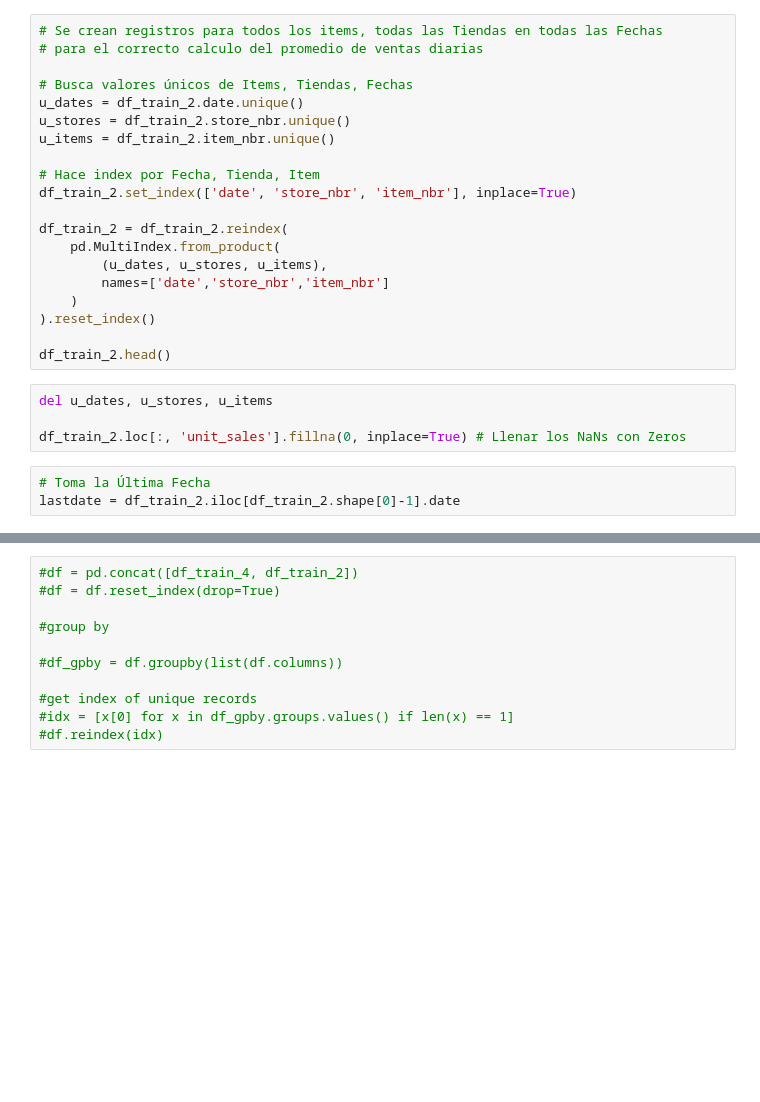
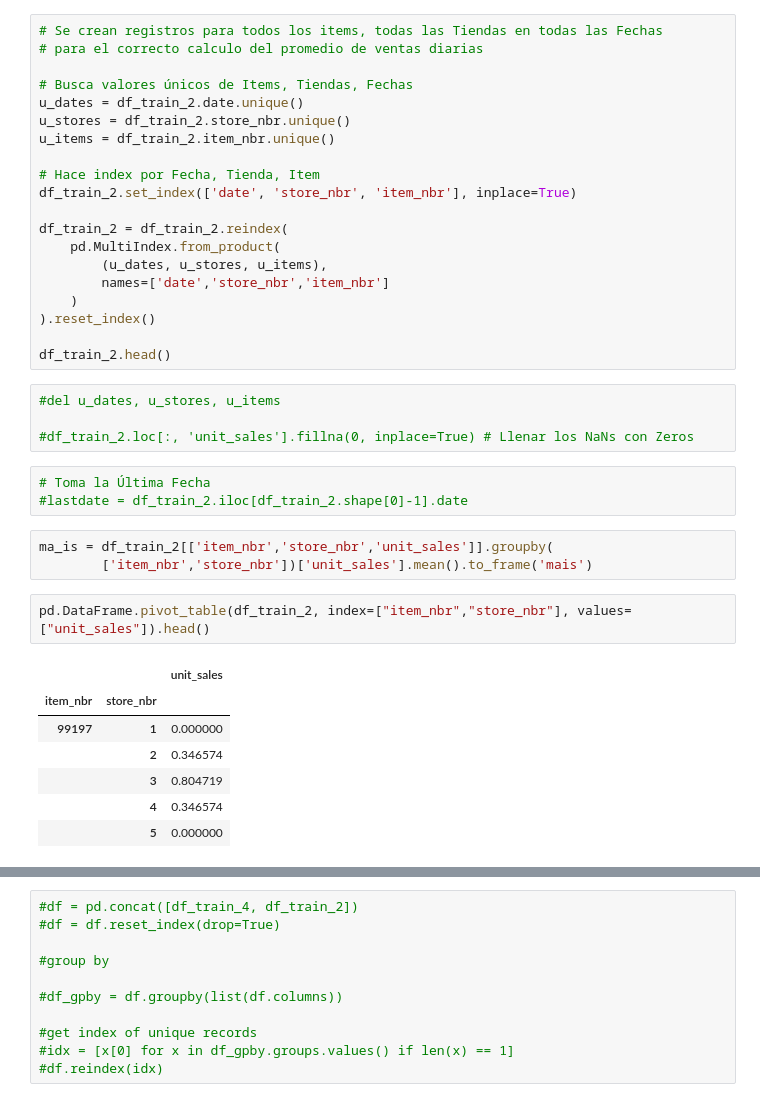
Before and after one commit to ambigus9/favorita-grocery-sales-forecasting, a Jupyter notebook: Favorita Grocery Sales Analytics.ipynb, the cells around one changed output, grey strips where cells are left out. Saved outputs shown, nothing was run; the diff lists cells and outputs as text; blank space fills up the shorter version.

```diff
--- a/Favorita Grocery Sales Analytics.ipynb
+++ b/Favorita Grocery Sales Analytics.ipynb
@@ -257,9 +257,22 @@ df_train_2 = df_train_2.reindex(
 
 df_train_2.head()
 # %%
-del u_dates, u_stores, u_items
+#del u_dates, u_stores, u_items
 
-df_train_2.loc[:, 'unit_sales'].fillna(0, inplace=True) # Llenar los NaNs con Zeros
+#df_train_2.loc[:, 'unit_sales'].fillna(0, inplace=True) # Llenar los NaNs con Zeros
 # %%
 # Toma la Última Fecha
-lastdate = df_train_2.iloc[df_train_2.shape[0]-1].date
+#lastdate = df_train_2.iloc[df_train_2.shape[0]-1].date
+# %%
+ma_is = df_train_2[['item_nbr','store_nbr','unit_sales']].groupby(
+        ['item_nbr','store_nbr'])['unit_sales'].mean().to_frame('mais')
+# %%
+pd.DataFrame.pivot_table(df_train_2, index=["item_nbr","store_nbr"], values=["unit_sales"]).head()
+# %% [output]
+|  |  | unit_sales |
+| item_nbr | store_nbr |  |
+| 99197 | 1 | 0.000000 |
+|  | 2 | 0.346574 |
+|  | 3 | 0.804719 |
+|  | 4 | 0.346574 |
+|  | 5 | 0.000000 |
```
Also changed, not shown: parts of 3 cells of this notebook.
